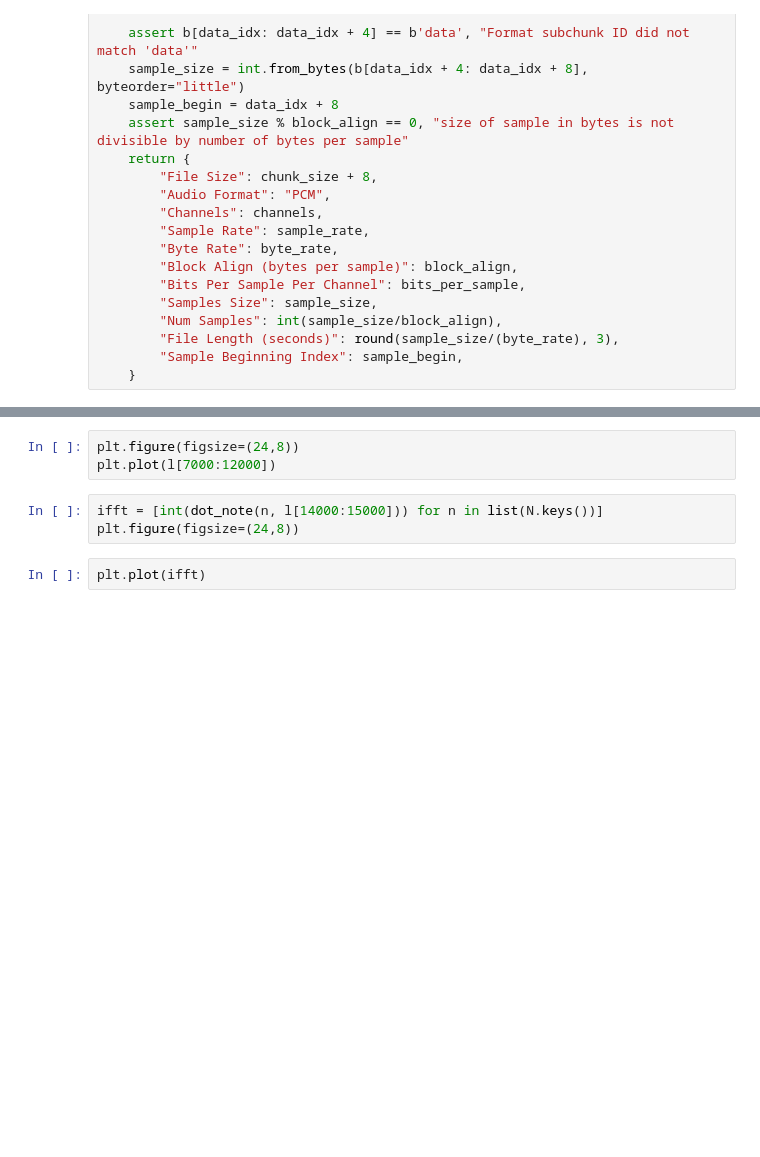
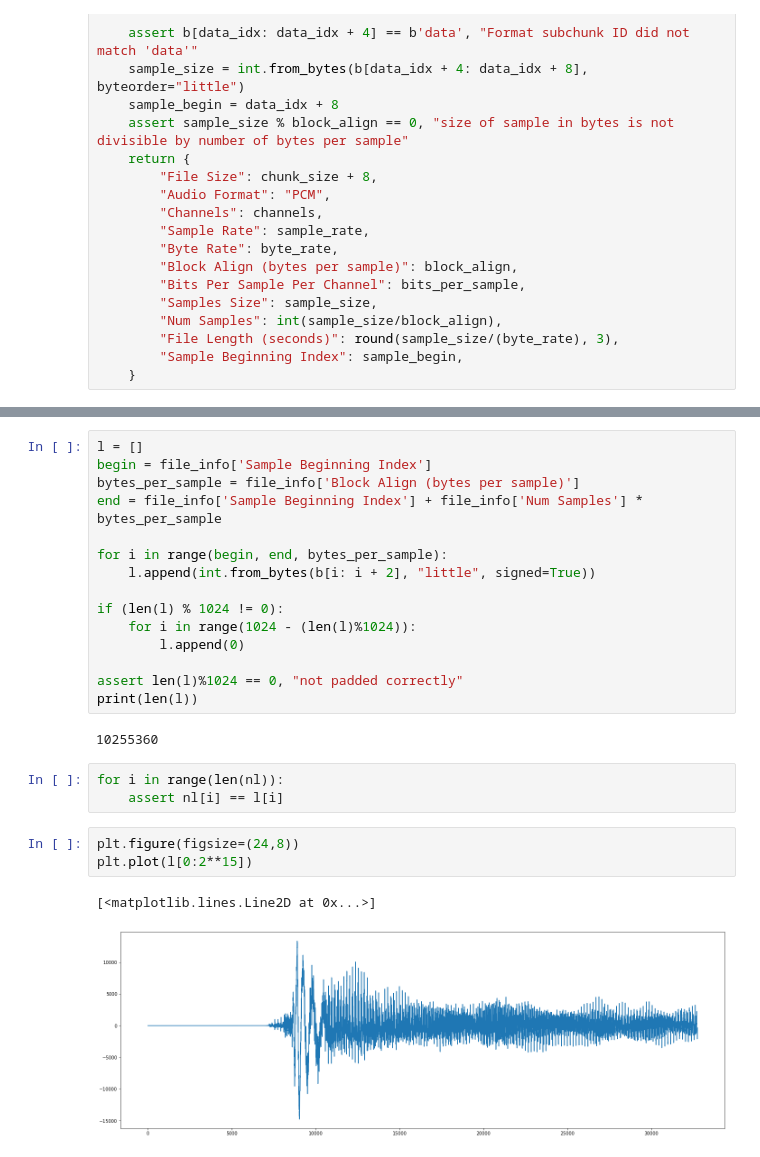
Before and after one commit to amanj120/wav_work, a Jupyter notebook: test.ipynb, the cells around one changed output, grey strips where cells are left out. Drawn from its saved outputs; the diff is of its cells as text; blank space fills up the shorter version.

```diff
--- a/test.ipynb
+++ b/test.ipynb
@@ -205,8 +194,26 @@ l[0:2048]
+# %%
+l = []
+begin = file_info['Sample Beginning Index']
+bytes_per_sample = file_info['Block Align (bytes per sample)']
+end = file_info['Sample Beginning Index'] + file_info['Num Samples'] * bytes_per_sample
+
+for i in range(begin, end, bytes_per_sample):
+    l.append(int.from_bytes(b[i: i + 2], "little", signed=True))
+
+if (len(l) % 1024 != 0):
+    for i in range(1024 - (len(l)%1024)):
+        l.append(0)
+
+assert len(l)%1024 == 0, "not padded correctly"
+print(len(l))
+# %% [output]
+10255360
+# %%
+for i in range(len(nl)):
+    assert nl[i] == l[i]
 # %%
 plt.figure(figsize=(24,8))
-plt.plot(l[7000:12000])
+plt.plot(l[0:2**15])
+# %% [output]
+[<matplotlib.lines.Line2D at 0x...>]
+[figure, added]
-# %%
-ifft = [int(dot_note(n, l[14000:15000])) for n in list(N.keys())]
-plt.figure(figsize=(24,8))
-# %%
-plt.plot(ifft)
```
Also changed, not shown: parts of 14 cells of this notebook, 2 other files.
